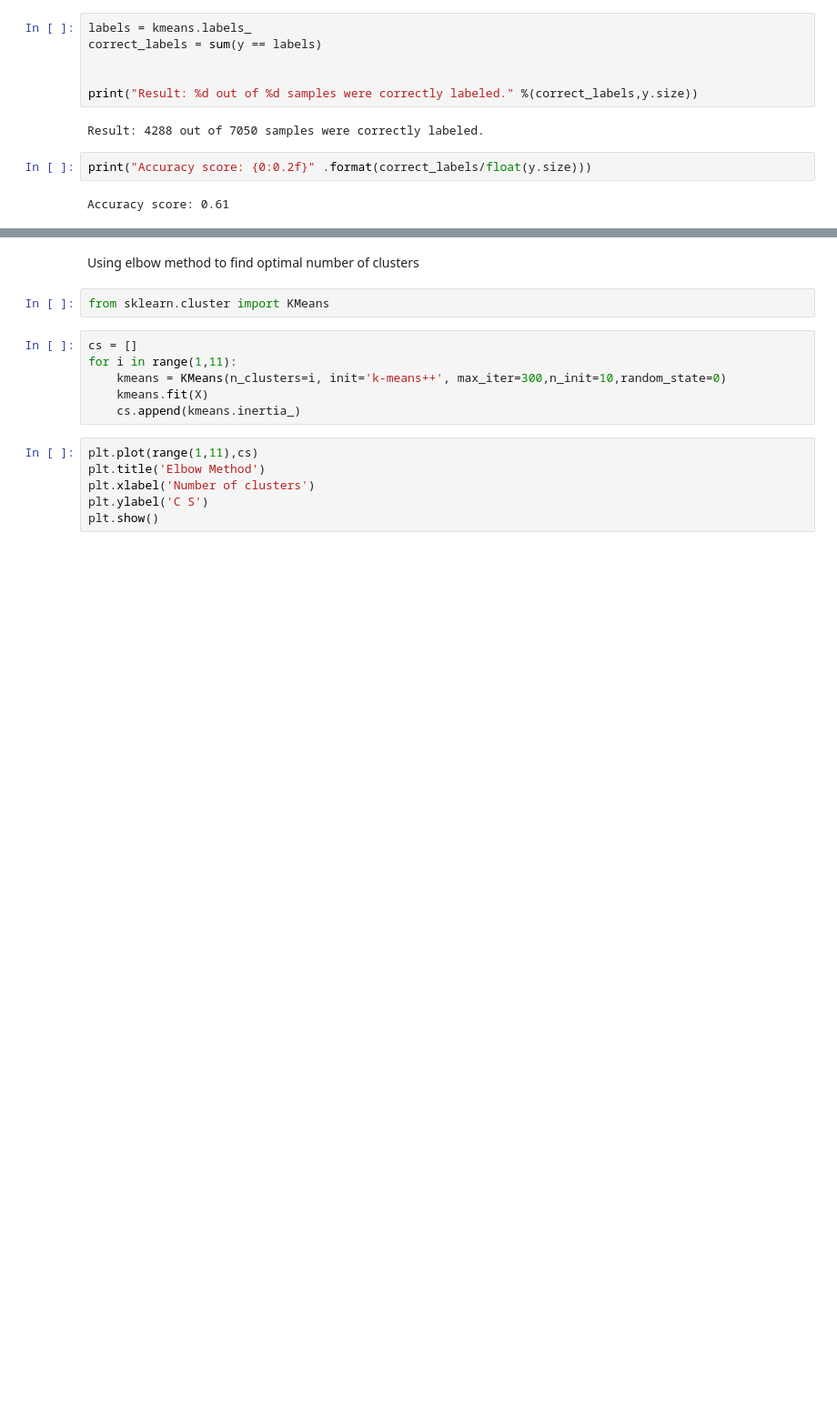
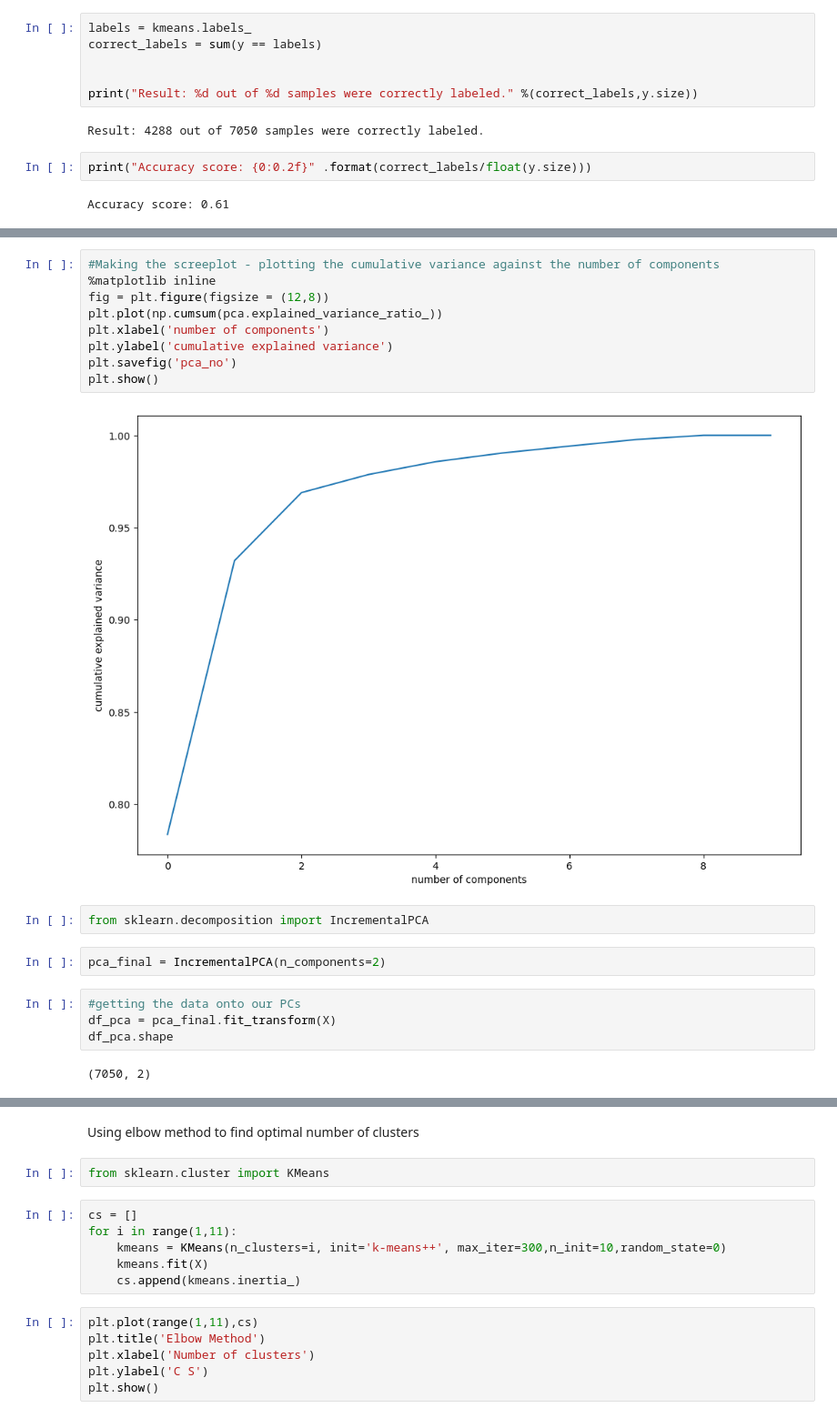
Before and after one commit to chetnathakur1/Unsupervised_Algos, a Jupyter notebook: K-means.ipynb, the cells around one changed output, grey strips where cells are left out. Shown: that part at 91% size. Drawn from its saved outputs; the diff is of its cells as text; blank space fills up the shorter version.

```diff
--- a/K-means.ipynb
+++ b/K-means.ipynb
@@ -264,0 +333,21 @@ Accuracy score: 0.61
+# %%
+#Making the screeplot - plotting the cumulative variance against the number of components
+%matplotlib inline
+fig = plt.figure(figsize = (12,8))
+plt.plot(np.cumsum(pca.explained_variance_ratio_))
+plt.xlabel('number of components')
+plt.ylabel('cumulative explained variance')
+plt.savefig('pca_no')
+plt.show()
+# %% [output]
+[figure, added]
+# %%
+from sklearn.decomposition import IncrementalPCA
+# %%
+pca_final = IncrementalPCA(n_components=2)
+# %%
+#getting the data onto our PCs
+df_pca = pca_final.fit_transform(X)
+df_pca.shape
+# %% [output]
+(7050, 2)
```
Also changed, not shown: parts of 13 cells of this notebook, 3 other files.
